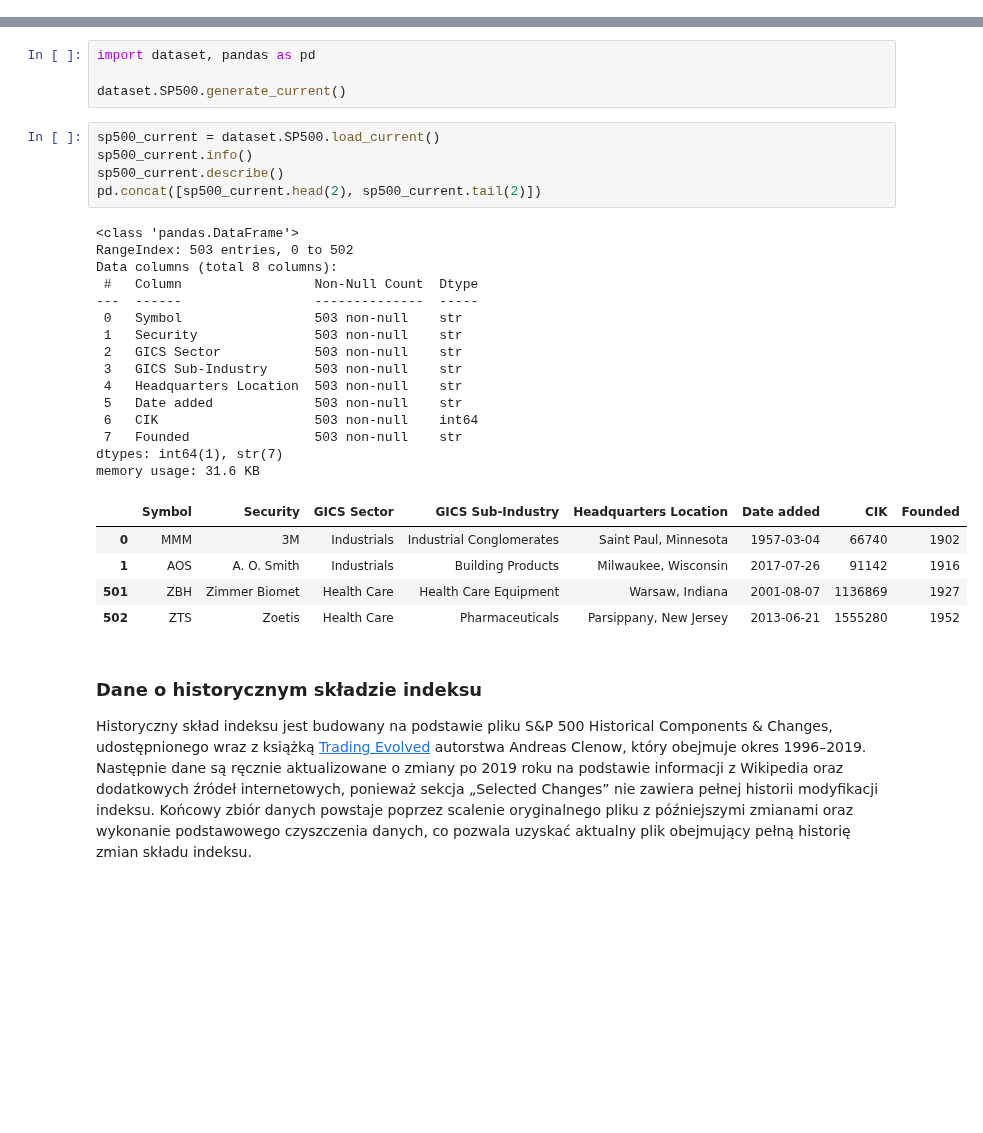
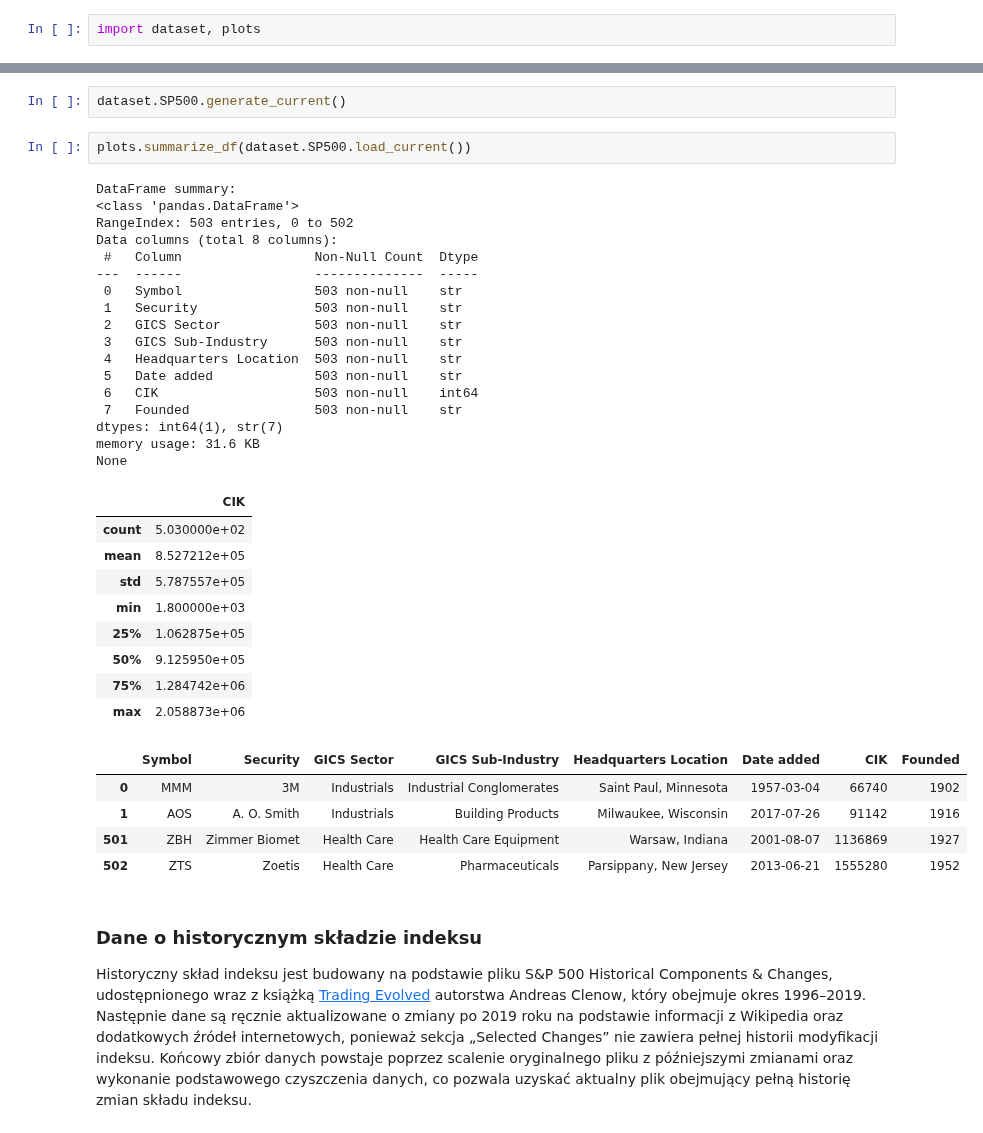
Before and after one commit to MichaelL200/data-driven-stock-portfolio-selection, a Jupyter notebook: notebooks/main.ipynb, the cells around one changed output, grey strips where cells are left out. Drawn from its saved outputs; the diff is of its cells as text; blank space fills up the shorter version.

```diff
--- a/notebooks/main.ipynb
+++ b/notebooks/main.ipynb
@@ -1,3 +6,5 @@
+# %%
+import dataset, plots
 # %% [markdown]
 # Wstęp
 
@@ -99,36 +106,42 @@ Do pozyskania danych o składzie indeksu S&P 500 przydatny jest projekt projekt
 ### Dane o aktualnym składzie indeksu
 
 Aktualny skład indeksu jest pozyskiwany z [Wikipedii](https://en.wikipedia.org/wiki/List_of_S%26P_500_companies).
-# %%
-import dataset, pandas as pd
-
-dataset.SP500.generate_current()
+# %%
+dataset.SP500.generate_current()
 # %%
-sp500_current = dataset.SP500.load_current()
-sp500_current.info()
-sp500_current.describe()
-pd.concat([sp500_current.head(2), sp500_current.tail(2)])
+plots.summarize_df(dataset.SP500.load_current())
 # %% [output]
+DataFrame summary:
 <class 'pandas.DataFrame'>
 RangeIndex: 503 entries, 0 to 502
 Data columns (total 8 columns):
  #   Column                 Non-Null Count  Dtype
 ---  ------                 --------------  -----
  0   Symbol                 503 non-null    str
  1   Security               503 non-null    str
  2   GICS Sector            503 non-null    str
  3   GICS Sub-Industry      503 non-null    str
  4   Headquarters Location  503 non-null    str
  5   Date added             503 non-null    str
  6   CIK                    503 non-null    int64
  7   Founded                503 non-null    str
 dtypes: int64(1), str(7)
 memory usage: 31.6 KB
+None
-|  | Symbol | Security | GICS Sector | GICS Sub-Industry | Headquarters Location | Date added | CIK | Founded |
-| 0 | MMM | 3M | Industrials | Industrial Conglomerates | Saint Paul, Minnesota | 1957-03-04 | 66740 | 1902 |
-| 1 | AOS | A. O. Smith | Industrials | Building Products | Milwaukee, Wisconsin | 2017-07-26 | 91142 | 1916 |
-| 501 | ZBH | Zimmer Biomet | Health Care | Health Care Equipment | Warsaw, Indiana | 2001-08-07 | 1136869 | 1927 |
-| 502 | ZTS | Zoetis | Health Care | Pharmaceuticals | Parsippany, New Jersey | 2013-06-21 | 1555280 | 1952 |
+|  | CIK |
+| count | 5.030000e+02 |
+| mean | 8.527212e+05 |
+| std | 5.787557e+05 |
+| min | 1.800000e+03 |
+| 25% | 1.062875e+05 |
+| 50% | 9.125950e+05 |
+| 75% | 1.284742e+06 |
+| max | 2.058873e+06 |
+|  | Symbol | Security | GICS Sector | GICS Sub-Industry | Headquarters Location | Date added | CIK | Founded |
+| 0 | MMM | 3M | Industrials | Industrial Conglomerates | Saint Paul, Minnesota | 1957-03-04 | 66740 | 1902 |
+| 1 | AOS | A. O. Smith | Industrials | Building Products | Milwaukee, Wisconsin | 2017-07-26 | 91142 | 1916 |
+| 501 | ZBH | Zimmer Biomet | Health Care | Health Care Equipment | Warsaw, Indiana | 2001-08-07 | 1136869 | 1927 |
+| 502 | ZTS | Zoetis | Health Care | Pharmaceuticals | Parsippany, New Jersey | 2013-06-21 | 1555280 | 1952 |
 # %% [markdown]
 ### Dane o historycznym składzie indeksu
 
```
Also changed, not shown: parts of 11 cells of this notebook, 4 other files.
